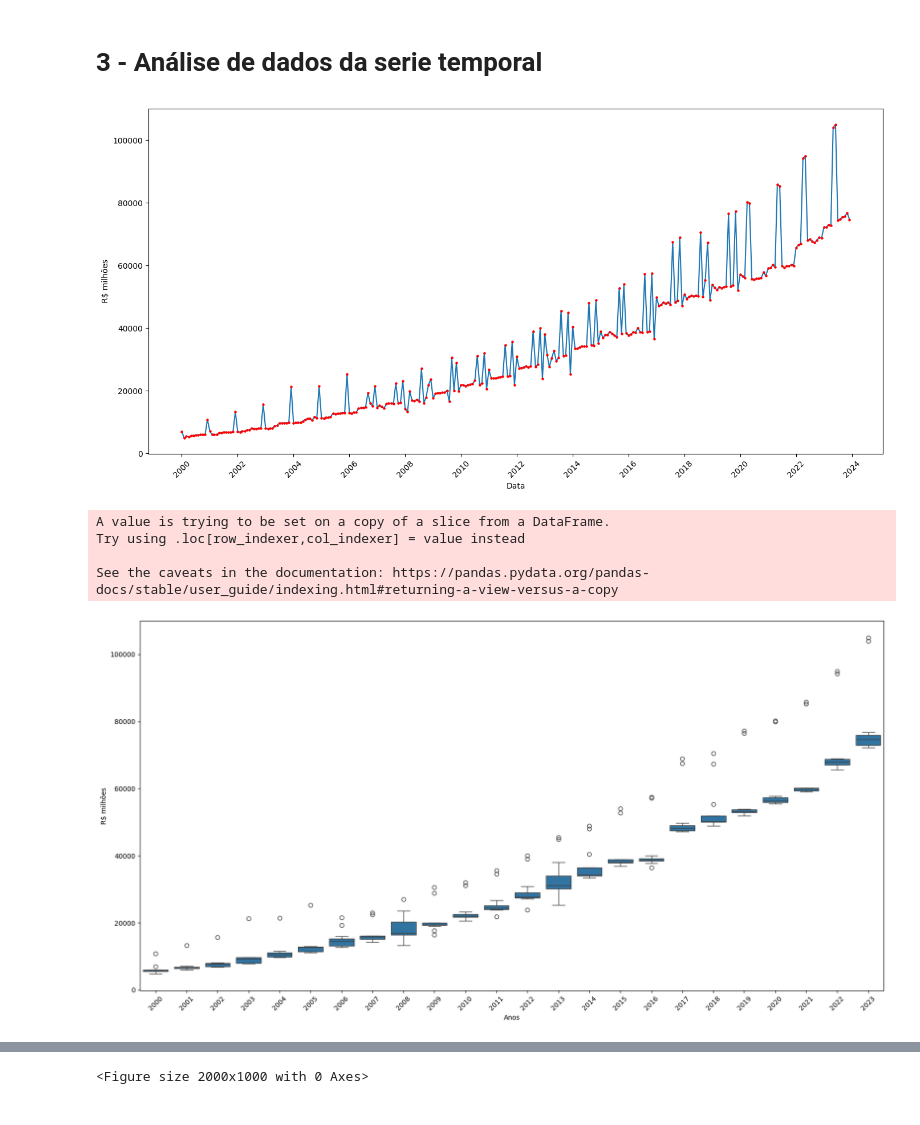
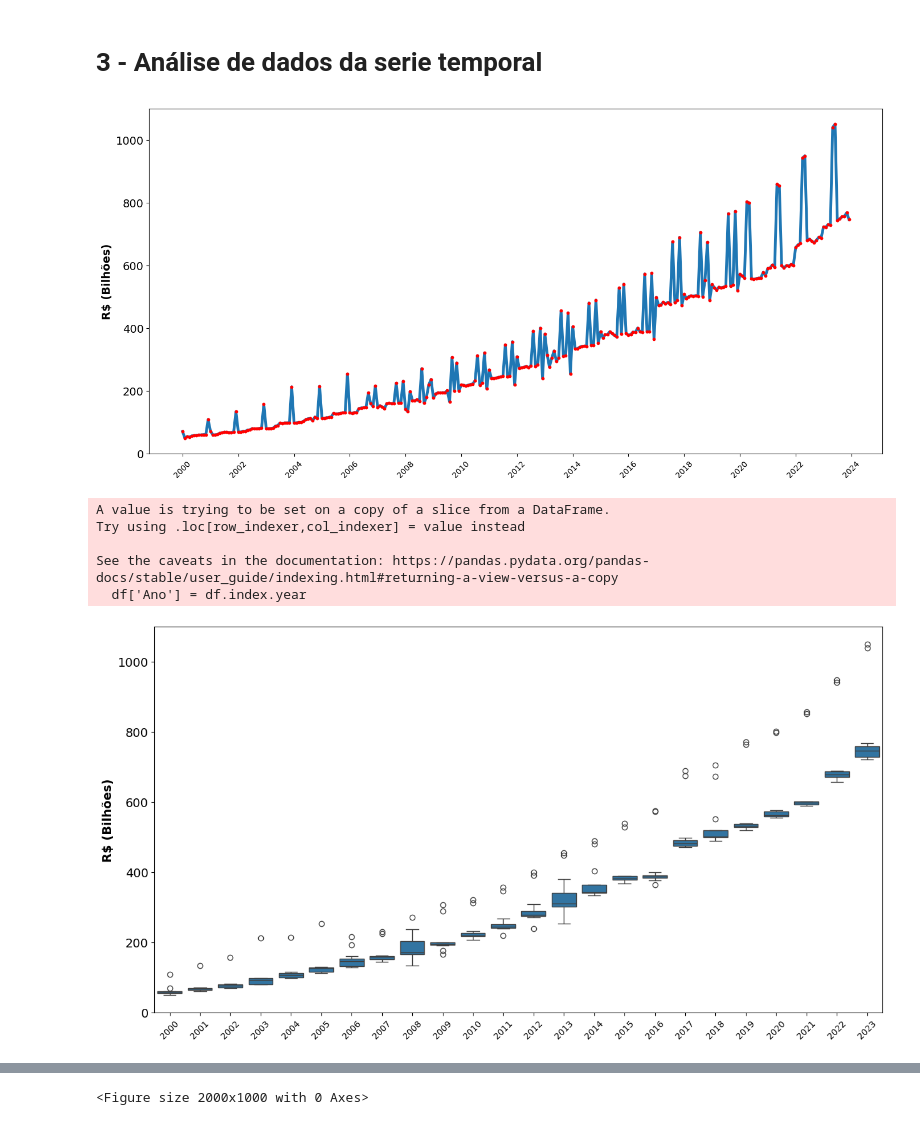
Before and after one commit to victordornelos/tcc_cap3, a Jupyter notebook: cap3.ipynb, the cells around one changed output, grey strips where cells are left out. Saved outputs shown, nothing was run; the diff lists cells and outputs as text; code cells hidden in the pictures.

```diff
--- a/cap3.ipynb
+++ b/cap3.ipynb
@@ -126,20 +123,22 @@ df_sarima.to_excel('dados_saida/df_sarima.xlsx')
 # 3 - Análise de dados da serie temporal
 # %%
 plt.figure(figsize=(14, 7))
-sns.lineplot(x=df.index, y=df['Valor'])
-plt.scatter(df.index, df['Valor'], color='red', s=5, zorder=5)
+
+# Dividindo os valores por 1e9 para transformar em bilhões
+sns.lineplot(x=df.index, y=df['Valor'] / 100, linewidth=3.5)
+plt.scatter(df.index, df['Valor'] / 100, color='red', s=10, zorder=5)
 
 # Configurando o formato e os ticks do eixo X
-plt.gca().xaxis.set_major_locator(mdates.YearLocator(2))  # Intervalo de 2 anos
 plt.gca().xaxis.set_major_formatter(mdates.DateFormatter('%Y'))
-plt.gca().yaxis.set_major_formatter(StrMethodFormatter('{x:.0f}'))
+plt.gca().xaxis.set_major_locator(mdates.YearLocator(2))
 plt.xticks(rotation=45)
+plt.yticks(fontsize=14)
 
 # Configurações adicionais
-plt.xlabel('Data')
-plt.ylabel('R$ milhões')
+plt.ylabel('R$ (Bilhões)', fontsize=14, fontweight='bold')
 plt.tight_layout()
+plt.xlabel('')
 plt.grid(False)
 plt.show()
 # %% [output]
-[figure, old version]
+[figure, new version]
@@ -168,12 +146,15 @@ fig.show()
 # Criando gráfico Box Plot anual
 df['Ano'] = df.index.year
 
+plt.figure(figsize=(15, 8))
 
-plt.figure(figsize=(20, 10))
-sns.boxplot(x='Ano', y='Valor', data=df)
+# Dividindo por 100 apenas para este gráfico
+sns.boxplot(x='Ano', y='Valor', data=df.assign(Valor=df['Valor'] / 100))
+
 plt.gca().yaxis.set_major_formatter(StrMethodFormatter('{x:.0f}'))
-plt.xlabel('Anos')
-plt.ylabel('R$ milhões')
+plt.xlabel('')
+plt.ylabel('R$ (Bilhões)', fontsize=14, fontweight='bold')
+plt.yticks(fontsize=14)  # Aumentando os yticks
 plt.grid(False)
 plt.xticks(rotation=45)
 plt.show()
@@ -182,7 +163,8 @@ A value is trying to be set on a copy of a slice from a DataFrame.
 Try using .loc[row_indexer,col_indexer] = value instead
 
 See the caveats in the documentation: https://pandas.pydata.org/pandas-docs/stable/user_guide/indexing.html#returning-a-view-versus-a-copy
+  df['Ano'] = df.index.year
-[figure, old version]
+[figure, new version]
 # %%
 # Analisando efeito sazonal por meio do Box Plot
 meses = {1: 'Janeiro', 2: 'Fevereiro', 3: 'Março', 4: 'Abril', 5: 'Maio', 6: 'Junho',
```
Also changed, not shown: parts of 12 cells of this notebook, 3 other files.
